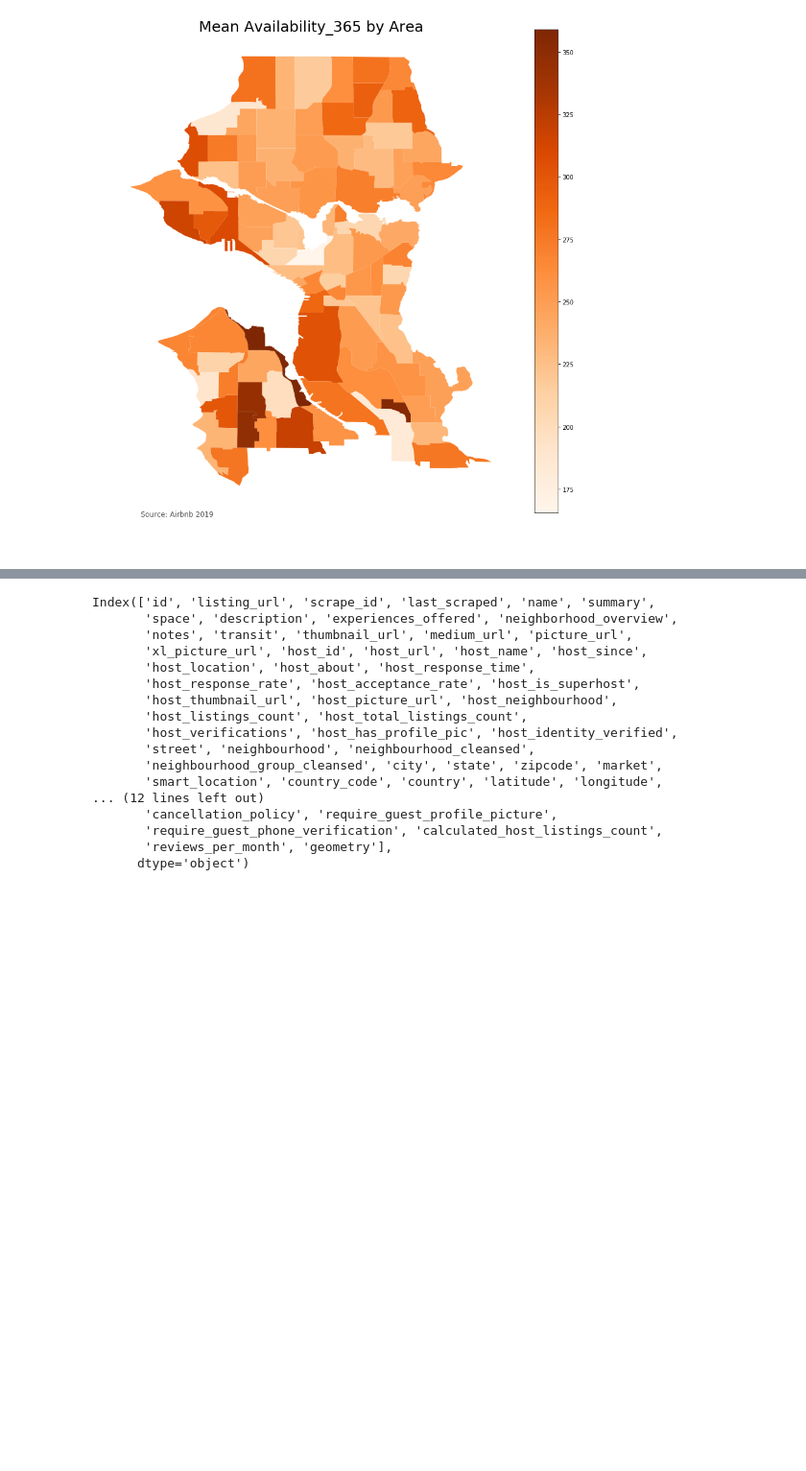
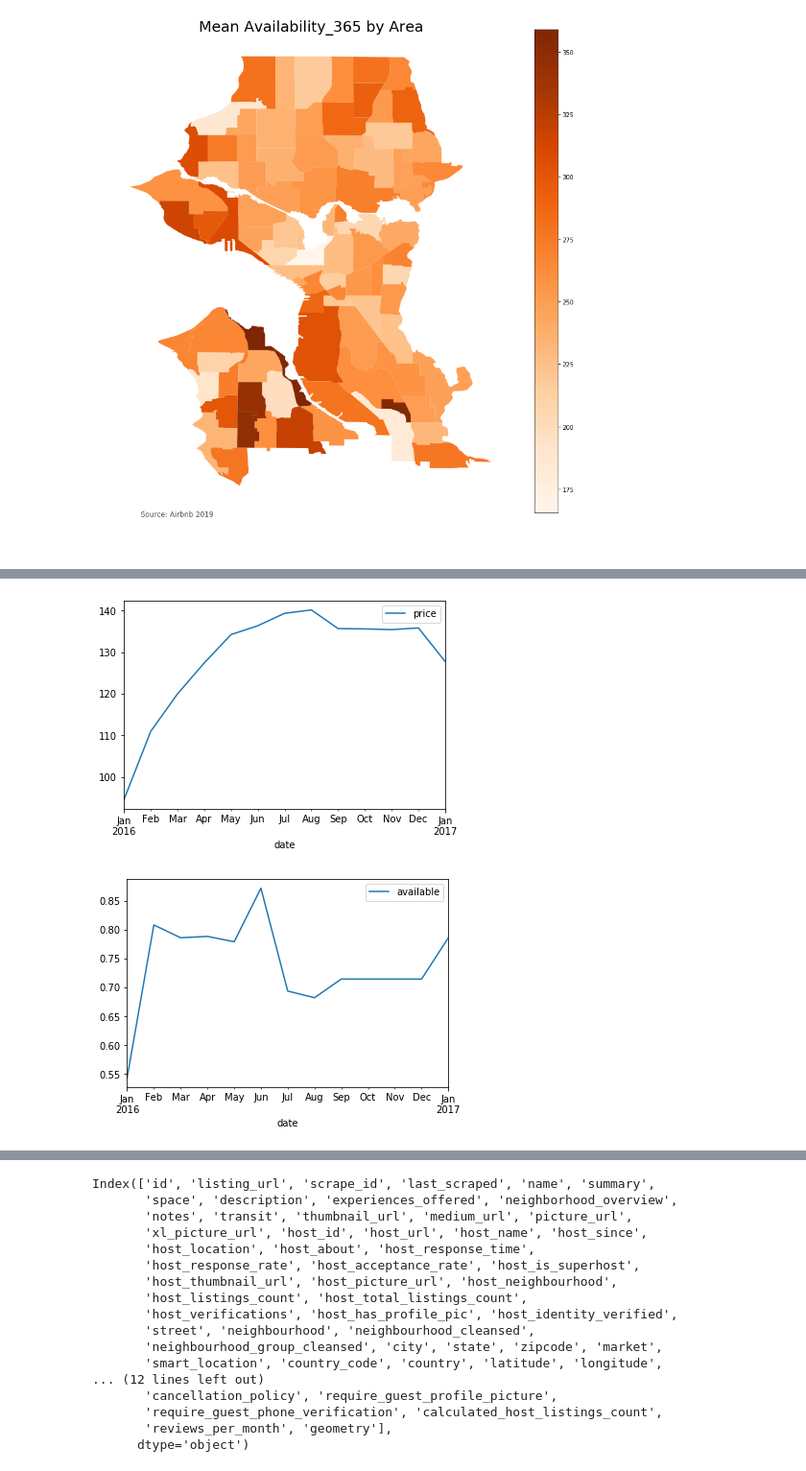
Before and after one commit to alexcbfa/AIRBNB, a Jupyter notebook: Exploratory Analysis.ipynb, the cells around one changed output, grey strips where cells are left out. Shown at 96% size. Drawn from its saved outputs; the diff is of its cells as text; code cells hidden in the pictures; blank space fills up the shorter version.

```diff
--- a/Exploratory Analysis.ipynb
+++ b/Exploratory Analysis.ipynb
@@ -102,0 +137,22 @@ Availability_map = agg_feat_by_area(area_map,airbnb_within_area,'availability_36
+# %%
+calendar_geo = pd.merge(calendar, airbnb_within_area[['id','OBJECTID_1']], left_on = 'listing_id', right_on ='id',how = 'inner')
+calendar_geo['price'] = calendar_geo['price'].apply(lambda x: str(x)).apply(lambda x: x.replace('$','')).apply(lambda x: x.replace(',','')).astype(np.float64)
+calendar_geo['available'] = calendar_geo['available'].replace({'t':1,'f':0})
+calendar_geo['date'] = pd.to_datetime(calendar_geo['date'], format = '%Y-%m-%d')
+
+
+def feat_per_area_plot(object_id):
+    calendar_geo_area = calendar_geo[calendar_geo.OBJECTID_1 == object_id]
+    calendar_geo_area_available = calendar_geo_area[calendar_geo_area.available == 1]
+    calendar_geo_area_mean_price_per_month = calendar_geo_area_available[['date','price']].set_index('date').groupby(pd.Grouper(freq='M')).mean()
+    calendar_geo_area_mean_price_per_month.plot(kind='line')
+
+    calendar_geo_area_mean_vacancy_per_month = calendar_geo_area[['date','available']].set_index('date').groupby(pd.Grouper(freq='M')).mean()
+    calendar_geo_area_mean_vacancy_per_month.plot(kind='line')
+
+
+
+feat_per_area_plot(54)
+# %% [output]
+[figure, added]
+[figure, added]
```
Also changed, not shown: parts of 7 cells of this notebook.
